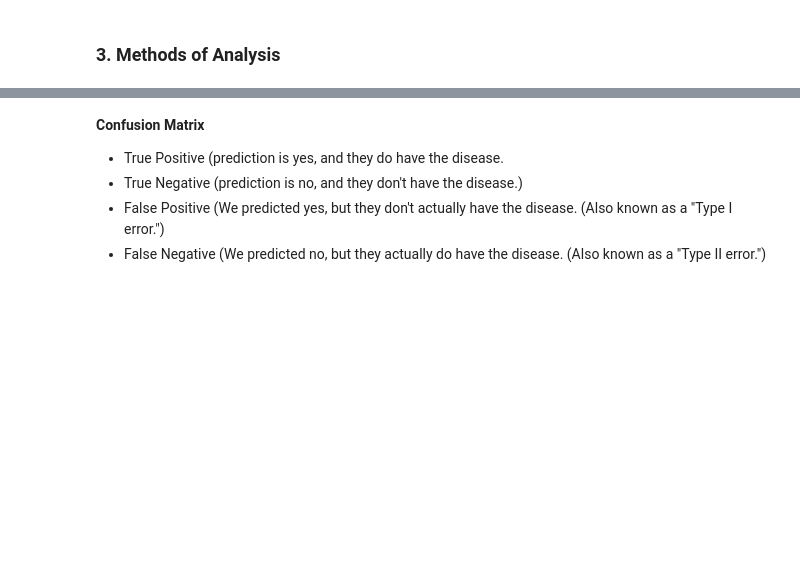
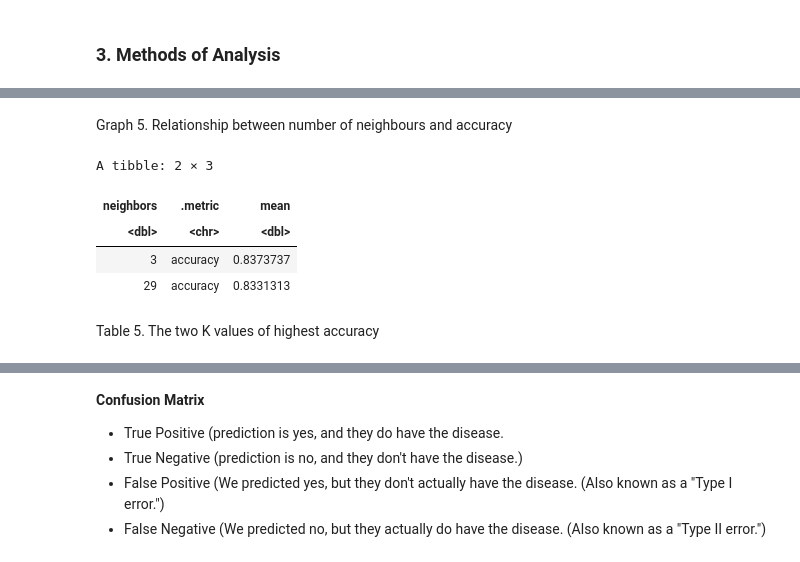
Before and after one commit to owenkwong/Heart-Disease-Prediction-Classification-on-the-Cleveland-Dataset, a Jupyter notebook: group18_project_report.ipynb, the cells around one changed output, grey strips where cells are left out. Saved outputs shown, nothing was run; the diff lists cells and outputs as text; code cells hidden in the pictures; blank space fills up the shorter version.

```diff
--- a/group18_project_report.ipynb
+++ b/group18_project_report.ipynb
@@ -274,0 +326,17 @@ Choosing age as a predictor is extremely understandable. There are numerous acad
+# %% [markdown]
+Graph 5. Relationship between number of neighbours and accuracy
+# %%
+# Numerical approach
+numerical_accuracy <- cleveland_results |>
+                        arrange(desc(mean)) |>
+                        select(neighbors, .metric, mean)
+
+head(numerical_accuracy, 2)
+# %% [output]
+A tibble: 2 × 3
+| neighbors | .metric | mean |
+| <dbl> | <chr> | <dbl> |
+| 3 | accuracy | 0.8373737 |
+| 29 | accuracy | 0.8331313 |
+# %% [markdown]
+Table 5. The two K values of highest accuracy
```
Also changed, not shown: parts of 19 cells of this notebook.
